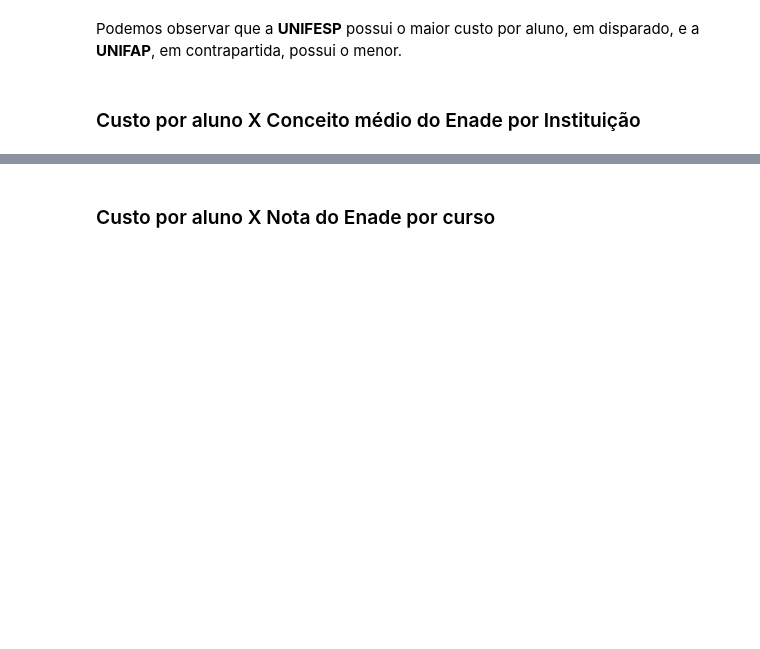
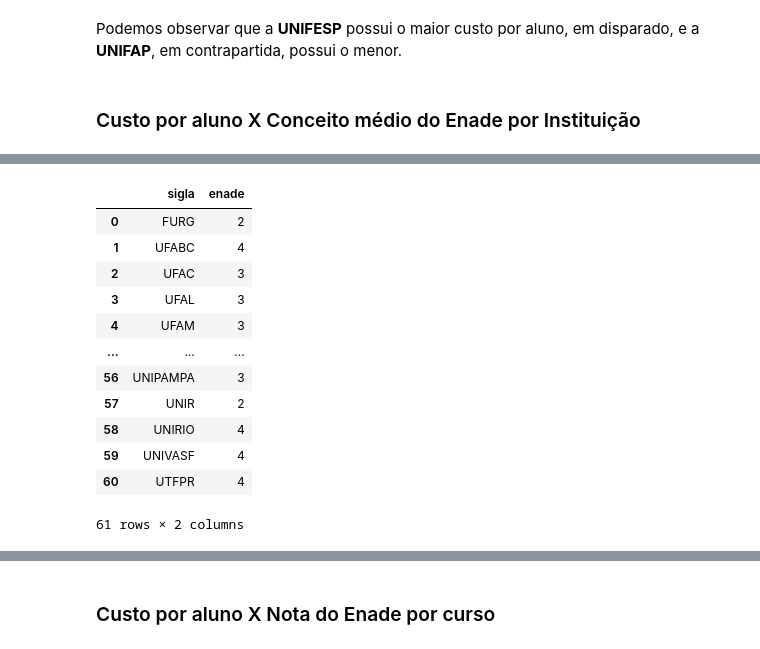
Before and after one commit to mateusqc/MC_2019.2, a Jupyter notebook: questao1.ipynb, the cells around one changed output, grey strips where cells are left out. Drawn from its saved outputs; the diff is of its cells as text; code cells hidden in the pictures; blank space fills up the shorter version.

```diff
--- a/questao1.ipynb
+++ b/questao1.ipynb
@@ -108,3 +107,23 @@ resultados_enade
+# %%
+# resultados_media['enade'] = resultados_media['enade'].apply(np.ceil)
+resultados_media['enade'] = resultados_media_enade_copia
+resultados_media['enade'] = resultados_media['enade'].astype(int)
+resultados_enade = resultados_media
+resultados_enade
+# %% [output]
+|  | sigla | enade |
+| 0 | FURG | 2 |
+| 1 | UFABC | 4 |
+| 2 | UFAC | 3 |
+| 3 | UFAL | 3 |
+| 4 | UFAM | 3 |
+| ... | ... | ... |
+| 56 | UNIPAMPA | 3 |
+| 57 | UNIR | 2 |
+| 58 | UNIRIO | 4 |
+| 59 | UNIVASF | 4 |
+| 60 | UTFPR | 4 |
+61 rows × 2 columns
 # %%
 enade_custo = pd.merge(ies_custo, resultados_enade, how='inner', left_on='sigla', right_on='sigla')
 enade_custo
```
Also changed, not shown: parts of 7 cells of this notebook, 41 other files.
